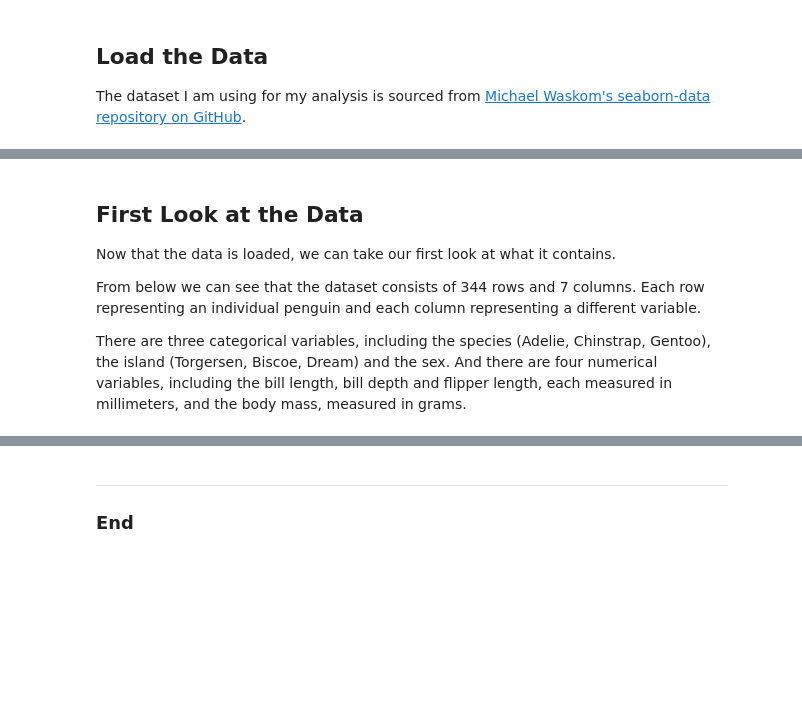
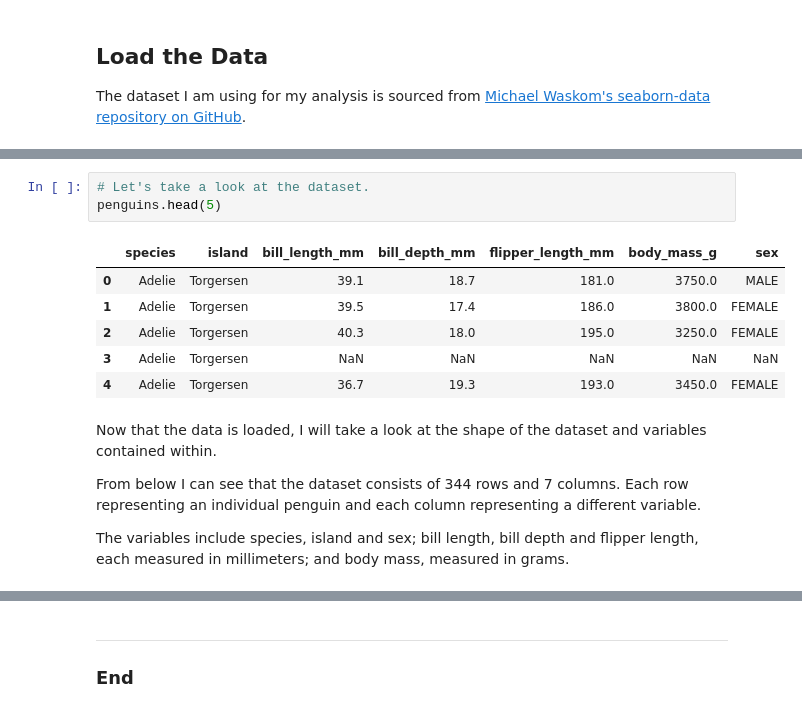
Before and after one commit to eoghanpw/pofda-mywork, a Jupyter notebook: penguins.ipynb, the cells around one changed output, grey strips where cells are left out. Drawn from its saved outputs; the diff is of its cells as text; blank space fills up the shorter version.

Commit message:
penguins updates

```diff
--- a/penguins.ipynb
+++ b/penguins.ipynb
@@ -29,8 +31,16 @@ Error:
+# %%
+# Let's take a look at the dataset.
+penguins.head(5)
+# %% [output]
+|  | species | island | bill_length_mm | bill_depth_mm | flipper_length_mm | body_mass_g | sex |
+| 0 | Adelie | Torgersen | 39.1 | 18.7 | 181.0 | 3750.0 | MALE |
+| 1 | Adelie | Torgersen | 39.5 | 17.4 | 186.0 | 3800.0 | FEMALE |
+| 2 | Adelie | Torgersen | 40.3 | 18.0 | 195.0 | 3250.0 | FEMALE |
+| 3 | Adelie | Torgersen | NaN | NaN | NaN | NaN | NaN |
+| 4 | Adelie | Torgersen | 36.7 | 19.3 | 193.0 | 3450.0 | FEMALE |
 # %% [markdown]
-## First Look at the Data
+Now that the data is loaded, I will take a look at the shape of the dataset and variables contained within.
 
-Now that the data is loaded, we can take our first look at what it contains.
+From below I can see that the dataset consists of 344 rows and 7 columns. Each row representing an individual penguin and each column representing a different variable.
 
-From below we can see that the dataset consists of 344 rows and 7 columns. Each row representing an individual penguin and each column representing a different variable.
-
-There are three categorical variables, including the species (Adelie, Chinstrap, Gentoo), the island (Torgersen, Biscoe, Dream) and the sex. And there are four numerical variables, including the bill length, bill depth and flipper length, each measured in millimeters, and the body mass, measured in grams.
+The variables include species, island and sex; bill length, bill depth and flipper length, each measured in millimeters; and body mass, measured in grams.
```
Also changed, not shown: parts of 33 cells of this notebook.
